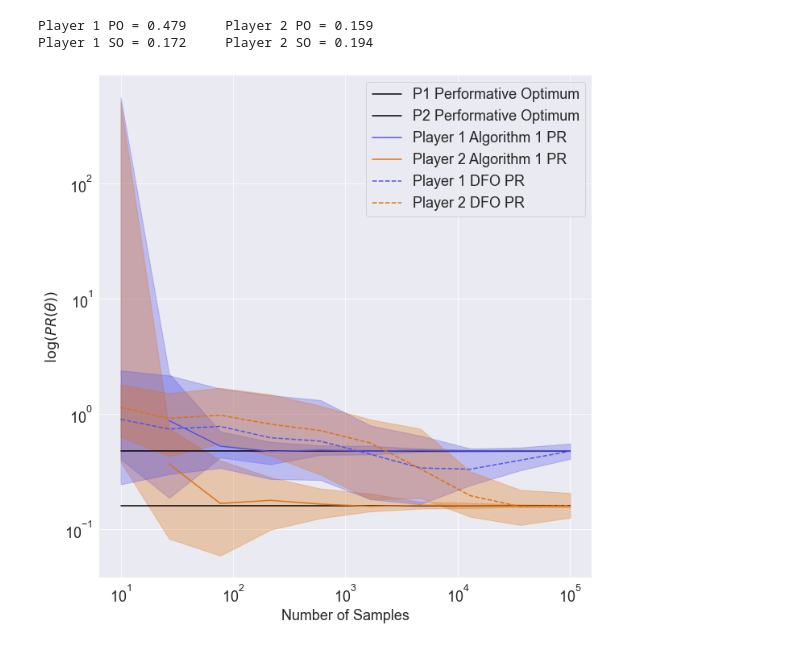
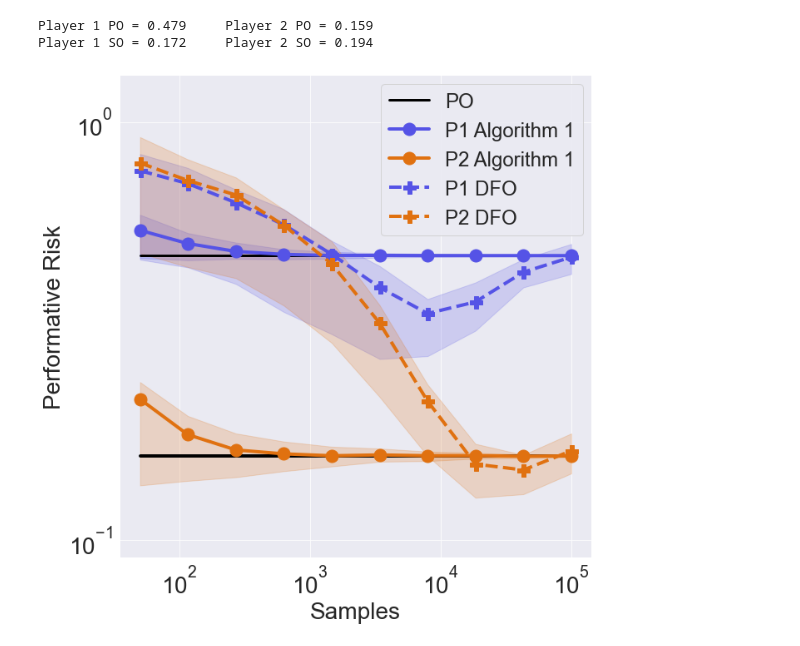
Before and after one commit to evanjfaulkner/DD-Games, a Jupyter notebook: Notebooks/nash_convergence.ipynb, the cells around one changed output. Cells and saved outputs as stored; diff of their text form; code cells hidden in the pictures.

```diff
--- a/Notebooks/nash_convergence.ipynb
+++ b/Notebooks/nash_convergence.ipynb
@@ -56,10 +56,10 @@ p1_data_generating_func = sample_from_location_family
 p2_data_params = (Sigma_x_p2, sigma_y_p2, beta_p2, mu_p2, gamma_p2)
 p2_data_generating_func = sample_from_location_family
 
-N1 = 20
+N1 = 500
 N2 = 10
 
-num_rounds_lst = np.logspace(1,5,N2,dtype='int')
+num_rounds_lst = np.logspace(1.7,5,N2,dtype='int')
 # num_rounds_lst = [50, 100, 500, 1000, 5000, 10000, 50000, 100000]
 num_alternate_rounds = 1000
 num_test = 1000
@@ -74,6 +74,7 @@ eta = 1e-1
 num_rounds = num_rounds_lst[-1]
 
 for j in range(N1):
+    print(j)
     player_one = DFOPlayer(delta,eta)
     player_two = DFOPlayer(delta,eta)
     game_dfo = DecisionDependentGame(player_one, player_two,
@@ -93,5 +94,5 @@ for j in range(N1):
             p1_risks[j,np.where(num_rounds_lst==i)] = PR_1_oracle
             p2_risks[j,np.where(num_rounds_lst==i)] = PR_2_oracle
 
-            theta_final_p1[j,np.where(num_rounds_lst==i)] = game_dfo.theta_p2
+            theta_final_p1[j,np.where(num_rounds_lst==i)] = game_dfo.theta_p1
             theta_final_p2[j,np.where(num_rounds_lst==i)] = game_dfo.theta_p2
@@ -121,7 +140,7 @@ for i in range(N1):
         p3_risks[i,np.where(num_rounds_lst==num_rounds)] = PR3
         p4_risks[i,np.where(num_rounds_lst==num_rounds)] = PR4
 
-        theta_final_p3[i,np.where(num_rounds_lst==num_rounds)] = game.theta_p2
+        theta_final_p3[i,np.where(num_rounds_lst==num_rounds)] = game.theta_p1
         theta_final_p4[i,np.where(num_rounds_lst==num_rounds)] = game.theta_p2
 # %% [output]
 0
@@ -147,4 +163,9 @@ for i in range(N1):
 # %%
+p1_risks[np.isinf(p1_risks)]=np.nan
+p2_risks[np.isinf(p2_risks)]=np.nan
+p3_risks[np.isinf(p3_risks)]=np.nan
+p4_risks[np.isinf(p4_risks)]=np.nan
+
 theta_PO_1, theta_PO_2 = game.solve_nash()
 theta_SO_1, theta_SO_2 = game.solve_social_opt()
 
@@ -159,55 +180,66 @@ print(f'Player 1 SO = {SO_1.round(3)}\tPlayer 2 SO = {SO_2.round(3)}')
 Player 1 PO = 0.479     Player 2 PO = 0.159
 Player 1 SO = 0.172     Player 2 SO = 0.194
 # %%
+plt.rcParams['font.size'] = 28
+plt.rcParams['axes.linewidth'] = 4
 plt.figure(figsize=(10,10))
 # plt.subplot(2,1,1)
 # plt.semilogx(num_rounds_lst, [PO_1 for i in num_rounds_lst],
 #              '-', color='k', label='P1 Performative Optimum')
 # plt.semilogx(num_rounds_lst, [PO_2 for i in num_rounds_lst],
 #              '-', color='k', label='P2 Performative Optimum')
 
 # plt.semilogx(num_rounds_lst, p1_risks,
 #              '--', color='#5553E6', label='P1 Solo Performative Risk')
 # plt.semilogx(num_rounds_lst, p2_risks,
 #              '--', color='#E07110', label='P2 2S Performative Risk')
 
 # plt.semilogx(num_rounds_lst, p3_risks,
 #              '-', color='#5553E6', label='P1 2S Performative Risk')
 # plt.semilogx(num_rounds_lst, p4_risks,
 #              '-', color='#E07110', label='P2 2S Performative Risk')
 # plt.ylabel(r"$PR(\theta)$")
 # plt.legend(fontsize=14)
 
 # plt.subplot(2,1,2)
 plt.loglog(num_rounds_lst, [PO_1 for i in num_rounds_lst],
-           '-', color='k', label='P1 Performative Optimum')
+           '-', color='k', label='PO', lw=3)
 plt.loglog(num_rounds_lst, [PO_2 for i in num_rounds_lst],
-           '-', color='k', label='P2 Performative Optimum')
+           '-', color='k', lw=4)
 
 # plt.loglog(num_rounds_lst, p1_risks,
 #            '--', color='#5553E6', label='P1 Solo Performative Risk')
 # plt.loglog(num_rounds_lst, p2_risks,
 #            '--', color='#E07110', label='P2 2S Performative Risk')
 
-plt.loglog(num_rounds_lst, np.mean(p3_risks,axis=0),
-           '-', color='#5553E6', label='Player 1 Algorithm 1 PR')
-plt.fill_between(num_rounds_lst, np.sort(p3_risks,axis=0)[math.floor(N1*0.1)], np.sort(p3_risks,axis=0)[-math.ceil(N1*0.1)], alpha=0.3, color='#5553E6')
-plt.loglog(num_rounds_lst, np.mean(p4_risks,axis=0),
-           '-', color='#E07110', label='Player 2 Algorithm 1 PR')
-plt.fill_between(num_rounds_lst, np.sort(p4_risks,axis=0)[math.floor(N1*0.1)], np.sort(p4_risks,axis=0)[-math.ceil(N1*0.1)], alpha=0.3, color='#E07110')
+plt.loglog(num_rounds_lst, np.nanmean(p3_risks,axis=0),
+           '-', color='#5553E6', label='P1 Algorithm 1', lw=4, marker='o',markersize=15)
+plt.fill_between(num_rounds_lst, np.sort(p3_risks,axis=0)[math.floor(N1*0.34)],
+                 np.sort(p3_risks,axis=0)[-math.ceil(N1*0.34)],
+                 alpha=0.2, color='#5553E6')
+plt.loglog(num_rounds_lst, np.nanmean(p4_risks,axis=0),
+           '-', color='#E07110', label='P2 Algorithm 1', lw=4, marker='o',markersize=15)
+plt.fill_between(num_rounds_lst, np.sort(p4_risks,axis=0)[math.floor(N1*0.34)],
+                 np.sort(p4_risks,axis=0)[-math.ceil(N1*0.34)],
+                 alpha=0.2, color='#E07110')
 
-plt.loglog(num_rounds_lst, np.mean(p1_risks,axis=0),
-           '--', color='#5553E6', label='Player 1 DFO PR')
-plt.fill_between(num_rounds_lst, np.sort(p1_risks,axis=0)[math.floor(N1*0.1)], np.sort(p1_risks,axis=0)[-math.ceil(N1*0.1)], alpha=0.3, color='#5553E6')
-plt.loglog(num_rounds_lst, np.mean(p2_risks,axis=0),
-           '--', color='#E07110', label='Player 2 DFO PR')
-plt.fill_between(num_rounds_lst, np.sort(p2_risks,axis=0)[math.floor(N1*0.1)], np.sort(p2_risks,axis=0)[-math.ceil(N1*0.1)], alpha=0.3, color='#E07110')
+plt.loglog(num_rounds_lst, np.nanmean(p1_risks,axis=0),
+           '--', color='#5553E6', label='P1 DFO', lw=4, marker='P',markersize=15)
+plt.fill_between(num_rounds_lst, np.sort(p1_risks,axis=0)[math.floor(N1*0.34)],
+                 np.sort(p1_risks,axis=0)[-math.ceil(N1*0.34)],
+                 alpha=0.2, color='#5553E6')
+plt.loglog(num_rounds_lst, np.nanmean(p2_risks,axis=0),
+           '--', color='#E07110', label='P2 DFO', lw=4, marker='P',markersize=15)
+plt.fill_between(num_rounds_lst, np.sort(p2_risks,axis=0)[math.floor(N1*0.34)],
+                 np.sort(p2_risks,axis=0)[-math.ceil(N1*0.34)],
+                 alpha=0.2, color='#E07110')
 
-plt.ylabel(r"$\log(PR(\theta))$")
-plt.xlabel("Number of Samples")
-plt.legend()
-plt.savefig('../figures/solo_vs_2stage_convergence.pdf', format='pdf')
+plt.ylabel("Performative Risk")
+plt.xlabel("Samples")
+plt.legend(loc='upper right',fontsize=24)
+plt.ylim(0.09,1.3)
 plt.tight_layout()
+plt.savefig('../figures/dfo_vs_2stage_convergence.pdf', format='pdf')
 plt.show()
 # %% [output]
-[figure, old version]
+[figure, new version]
```
Also changed, not shown: parts of 7 cells of this notebook, 14 other files.
